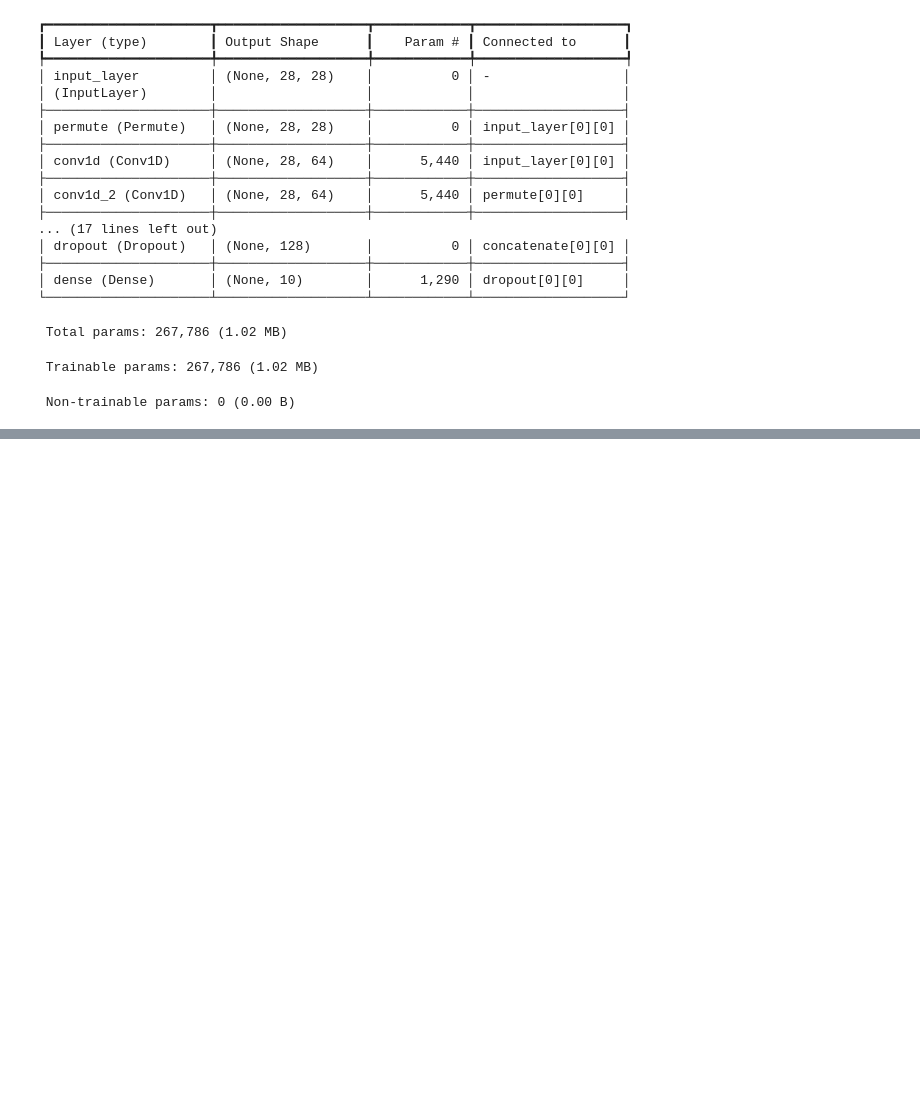
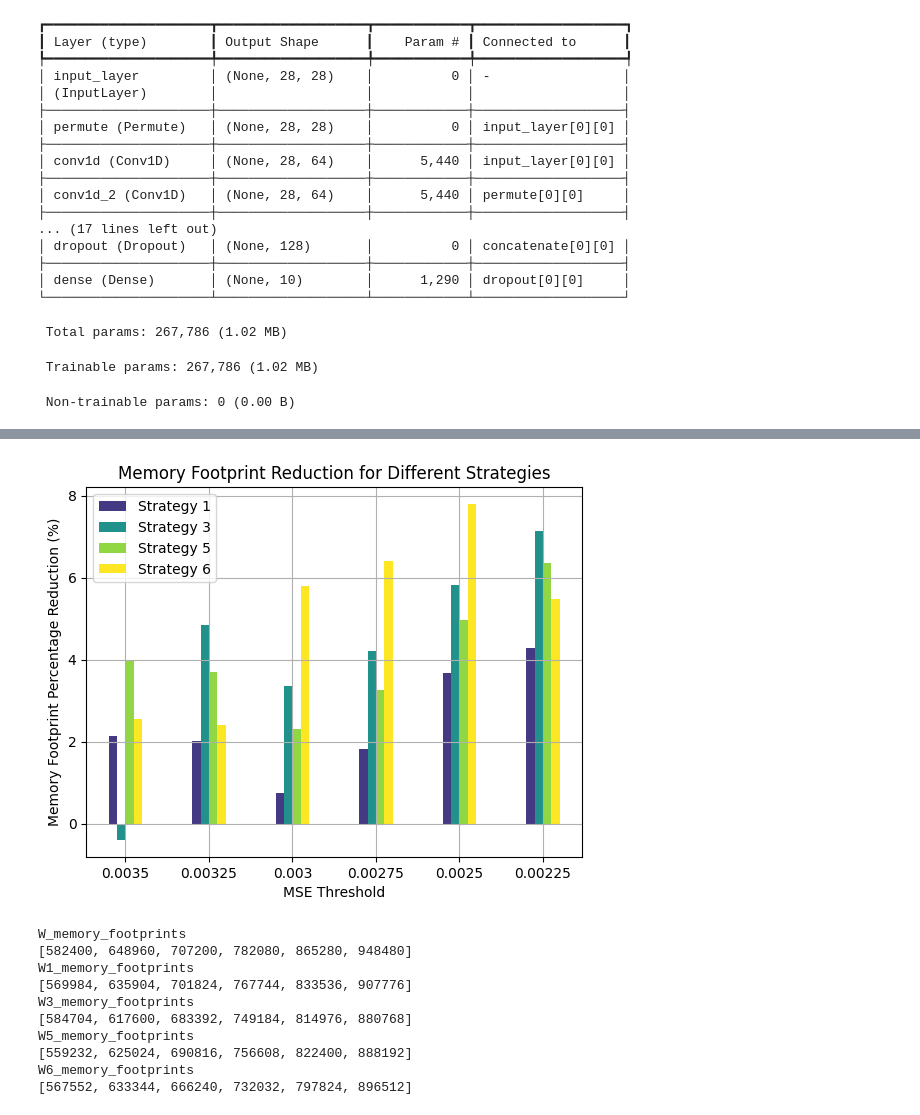
Before and after one commit to justinhuang666666/Approximate-Matrix-Vector-Multiplication, a Jupyter notebook: Fashion_LSTM.ipynb, the cells around one changed output, grey strips where cells are left out. Saved outputs shown, nothing was run; the diff lists cells and outputs as text; code cells hidden in the pictures; blank space fills up the shorter version.

```diff
--- a/Fashion_LSTM.ipynb
+++ b/Fashion_LSTM.ipynb
@@ -883,0 +673,14 @@ evaluation3(weight_array,6)
+# %%
+evaluation2(weight_array)
+# %% [output]
+[figure, added]
+W_memory_footprints
+[582400, 648960, 707200, 782080, 865280, 948480]
+W1_memory_footprints
+[569984, 635904, 701824, 767744, 833536, 907776]
+W3_memory_footprints
+[584704, 617600, 683392, 749184, 814976, 880768]
+W5_memory_footprints
+[559232, 625024, 690816, 756608, 822400, 888192]
+W6_memory_footprints
+[567552, 633344, 666240, 732032, 797824, 896512]
```
Also changed, not shown: parts of 41 cells of this notebook, 8 other files.
